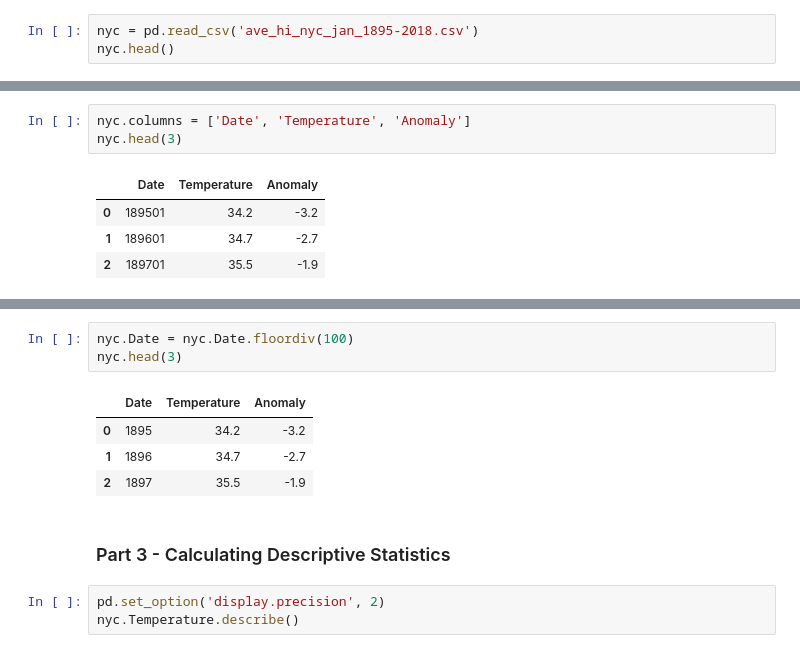
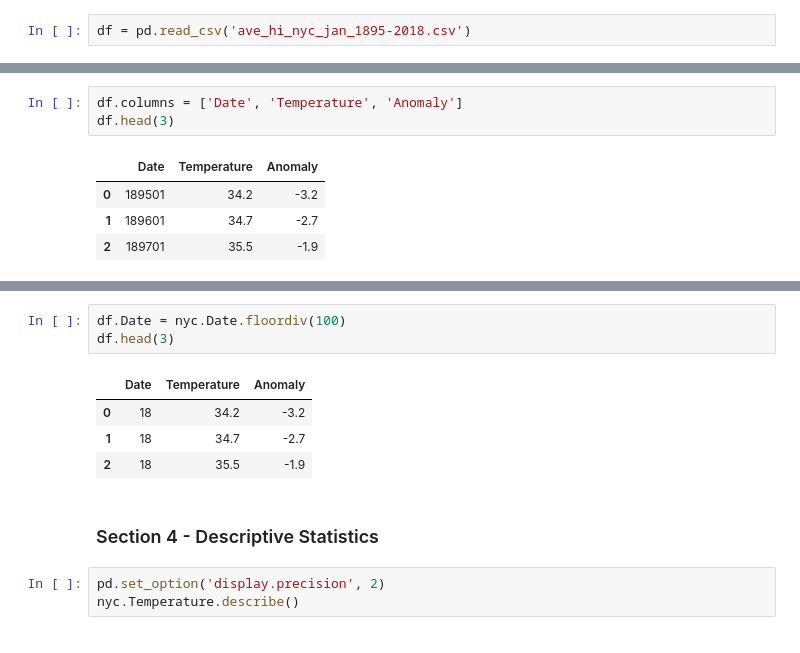
Before and after one commit to kcbreum/datafun-07-applied, a Jupyter notebook: breum_applied.ipynb, the cells around one changed output, grey strips where cells are left out. Saved outputs shown, nothing was run; the diff lists cells and outputs as text.

Commit message:
Part 3 complete

```diff
--- a/breum_applied.ipynb
+++ b/breum_applied.ipynb
@@ -23,3 +32,2 @@ y_label = axes.set_ylabel('Celsius')
 # %%
-nyc = pd.read_csv('ave_hi_nyc_jan_1895-2018.csv')
-nyc.head()
+df = pd.read_csv('ave_hi_nyc_jan_1895-2018.csv')
@@ -44,6 +56,6 @@ nyc.tail()
 # %%
-nyc.columns = ['Date', 'Temperature', 'Anomaly']
-nyc.head(3)
+df.columns = ['Date', 'Temperature', 'Anomaly']
+df.head(3)
 # %% [output]
 |  | Date | Temperature | Anomaly |
 | 0 | 189501 | 34.2 | -3.2 |
@@ -54,15 +66,15 @@ nyc.Date.dtype
 # %% [output]
 dtype('int64')
 # %%
-nyc.Date = nyc.Date.floordiv(100)
-nyc.head(3)
+df.Date = nyc.Date.floordiv(100)
+df.head(3)
 # %% [output]
 |  | Date | Temperature | Anomaly |
-| 0 | 1895 | 34.2 | -3.2 |
-| 1 | 1896 | 34.7 | -2.7 |
-| 2 | 1897 | 35.5 | -1.9 |
+| 0 | 18 | 34.2 | -3.2 |
+| 1 | 18 | 34.7 | -2.7 |
+| 2 | 18 | 35.5 | -1.9 |
 # %% [markdown]
-### Part 3 - Calculating Descriptive Statistics
+### Section 4 - Descriptive Statistics
 # %%
 pd.set_option('display.precision', 2)
 nyc.Temperature.describe()
```
Also changed, not shown: parts of 37 cells of this notebook, 1 other file.
